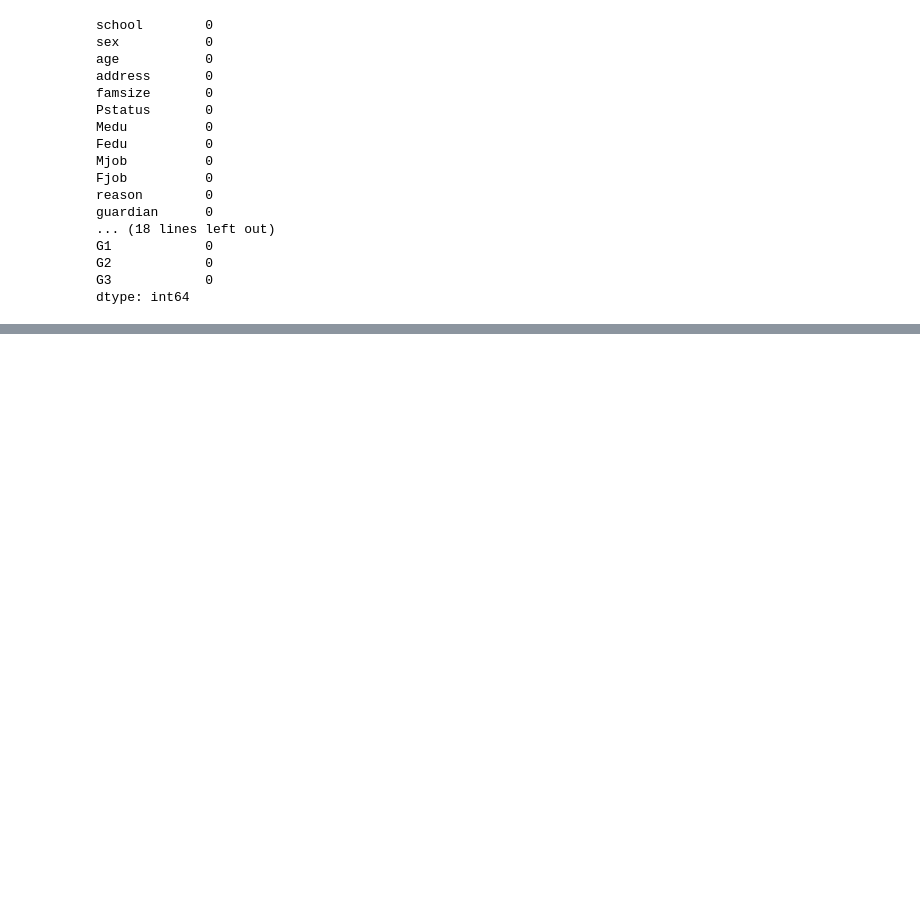
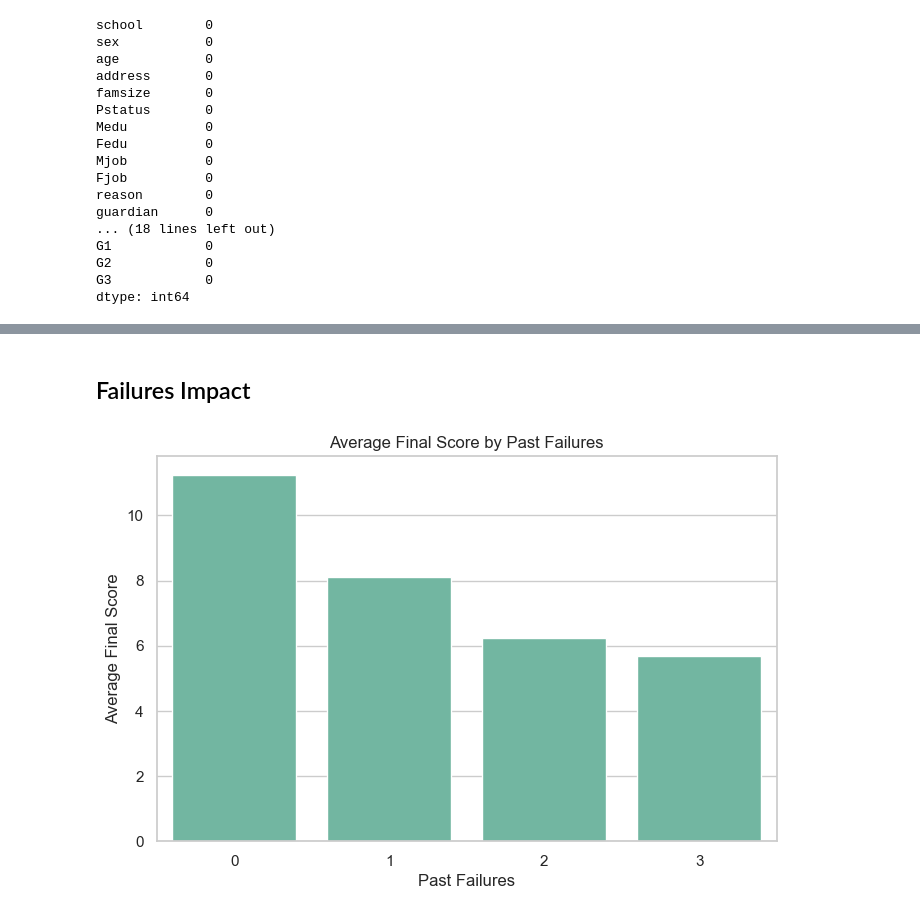
Before and after one commit to Samm-05/Student-Performance-Tracker, a Jupyter notebook: notebooks/eda.ipynb, the cells around one changed output, grey strips where cells are left out. Saved outputs shown, nothing was run; the diff lists cells and outputs as text; code cells hidden in the pictures; blank space fills up the shorter version.

```diff
--- a/notebooks/eda.ipynb
+++ b/notebooks/eda.ipynb
@@ -80,0 +117,13 @@ plt.show()
+# %% [markdown]
+## Failures Impact
+# %%
+failures_score = df.groupby("failures", as_index=False)["G3"].mean()
+
+plt.figure(figsize=(8, 5))
+sns.barplot(data=failures_score, x="failures", y="G3")
+plt.title("Average Final Score by Past Failures")
+plt.xlabel("Past Failures")
+plt.ylabel("Average Final Score")
+plt.show()
+# %% [output]
+[figure, added]
```
Also changed, not shown: parts of 27 cells of this notebook, 1 other file.
